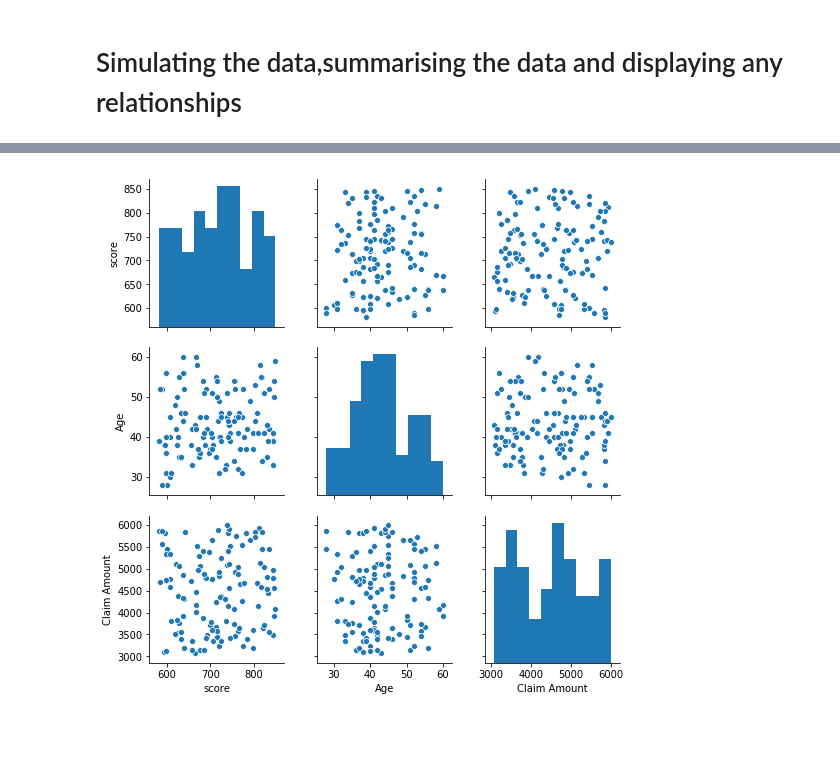
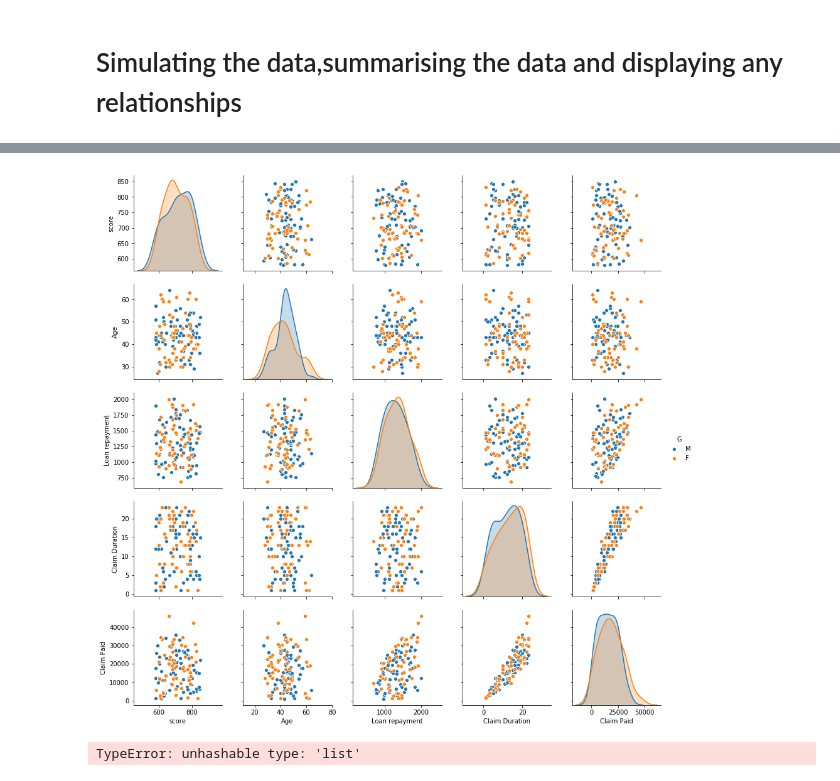
Before and after one commit to mikequaid/Proj-Prog, a Jupyter notebook: Simulation.ipynb, the cells around one changed output, grey strips where cells are left out. Drawn from its saved outputs; the diff is of its cells as text; code cells hidden in the pictures; blank space fills up the shorter version.

```diff
--- a/Simulation.ipynb
+++ b/Simulation.ipynb
@@ -136,0 +144,7 @@ len(rng) # Confirming that number of weeks is 125
+# %%
+# Calculate the loan repayments,PPI insurance covers monthly loan repayments
+# An appropriate method of distribution when there are lower and upper limits would be Triangular distribution [5]
+# The average loan repayments is .round().astype(np.int)
+
+pay=np.random.triangular(600, 1138, 2100, 125).round().astype(np.int) #.round().astype(np.int)
+len(pay) # Confirming that number of claim amounts is 125
@@ -136,0 +155,8 @@ len(rng) # Confirming that number of weeks is 125
+# %%
+# Calculate the number of months that the customer is unable to work,PPI insurance covers monthly loan repayments
+# upto a maximum of 24 months
+# An appropriate method of distribution is a randint function(an array of 125 numbers in a range from 1 to 24)
+
+np.random.seed(1234)
+dur=np.random.randint(1, 24, 125)
+len(dur)
@@ -143,7 +169,10 @@ len(a) # Confirming that number of claim amounts is 125
 # Simulating the data,summarising the data and displaying any relationships
 # %%
 import pandas as pd # pandas to create the dataframe
-data = ({'score': [c],'Age': [age],'G': [g],'occupation group' : [o],'Incident Date' : [rng],'Claim Amount' : [a]})
-df = pd.DataFrame({"score" : c, "Age" : age, "G" : g, "occupation group" : o,"Incident Week" : rng,"Claim Amount" : a})
+data = ({'score': [c],'Age': [age],'G': [g],'occupation group' : [o],'Incident Date' : [rng],'Loan repayment' : [pay],
+         'Claim Duration' : [dur]})
+df = pd.DataFrame({"score" : c, "Age" : age, "G" : g, "occupation group" : o,"Loan repayment" : pay,
+                   "Claim Duration" : dur},index=rng)
+df['Claim Paid']=df['Loan repayment']*df['Claim Duration']
 df.head(10)
 # %% [output]
@@ -192,6 +249,11 @@ plt.show()
 # %%
 import seaborn as sns
-sns.pairplot(df) # , height = 5
+sns.pairplot(df,hue='G') # , height = 5
 plt.show()
 # %% [output]
-[figure, old version]
+[figure, new version]
+# %%
+import seaborn as sns
+sns.lmplot(x="Age", y="score", data=data)
+# %% [output]
+TypeError: unhashable type: 'list'
```
Also changed, not shown: parts of 21 cells of this notebook.
